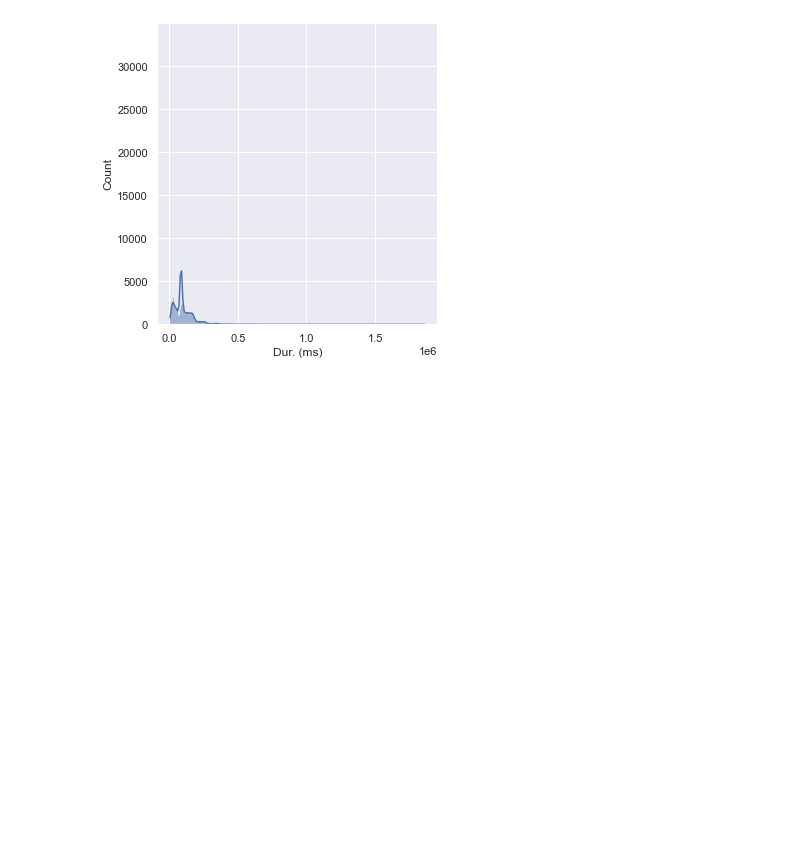
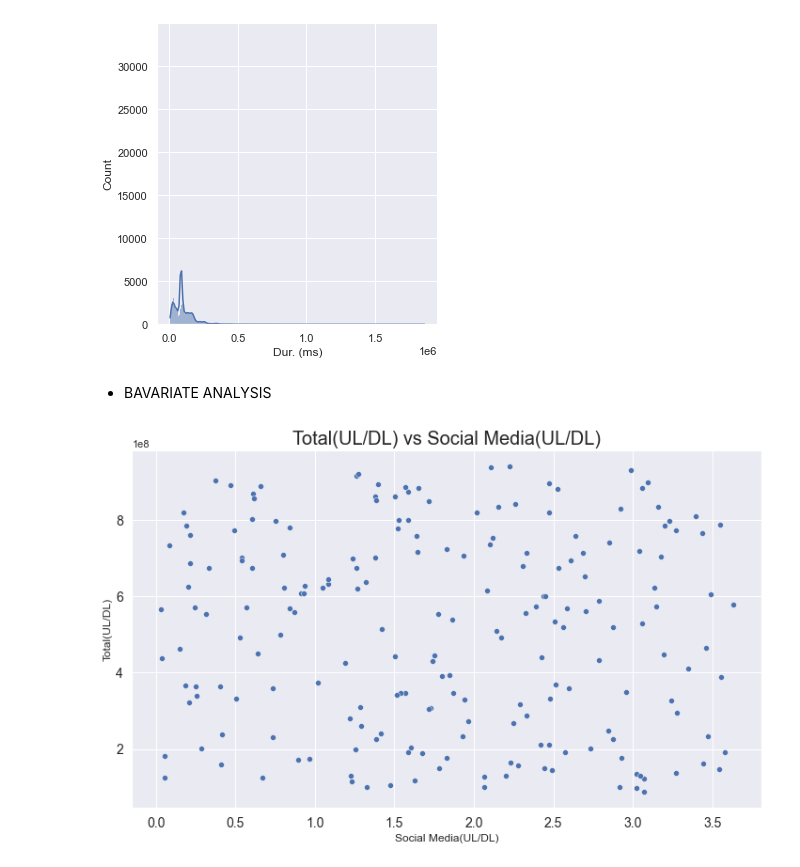
Before and after one commit to sel6/TellCo_Data_Analysis, a Jupyter notebook: notebooks/Data_Explore.ipynb, the cells around one changed output. Saved outputs shown, nothing was run; the diff lists cells and outputs as text; code cells hidden in the pictures; blank space fills up the shorter version.

Commit message:
calculate bavariate for total(ul/dl) vs apk

```diff
--- a/notebooks/Data_Explore.ipynb
+++ b/notebooks/Data_Explore.ipynb
@@ -457,9 +457,9 @@ def plot_box_multi(df:pd.DataFrame, x_col:str, y_col:str, title:str) -> None:
     plt.yticks( fontsize=14)
     plt.show()
 
-def plot_scatter(df: pd.DataFrame, x_col: str, y_col: str, title: str, hue: str, style: str) -> None:
+def plot_scatter(df: pd.DataFrame, x_col: str, y_col: str, title: str) -> None:
     plt.figure(figsize=(12, 7))
-    sns.scatterplot(data = df, x=x_col, y=y_col, hue=hue, style=style)
+    sns.scatterplot(data = df, x=x_col, y=y_col)
     plt.title(title, size=20)
     plt.xticks(fontsize=14)
     plt.yticks( fontsize=14)
@@ -494,3 +494,9 @@ sns.displot(filled['Dur. (ms)'], kde=True)
 # %% [output]
 <seaborn.axisgrid.FacetGrid at 0x...>
 [figure]
+# %% [markdown]
+* BAVARIATE ANALYSIS
+# %%
+plot_scatter(filled.head(200), x_col="Social Media(UL/DL)", y_col="Total(UL/DL)", title="Total(UL/DL) vs Social Media(UL/DL)")
+# %% [output]
+[figure, added]
```
Also changed, not shown: parts of 4 cells of this notebook.
